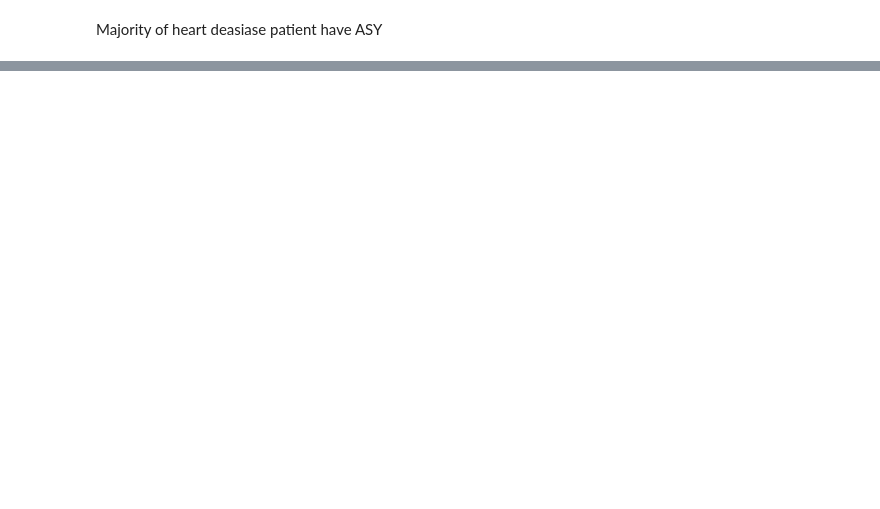
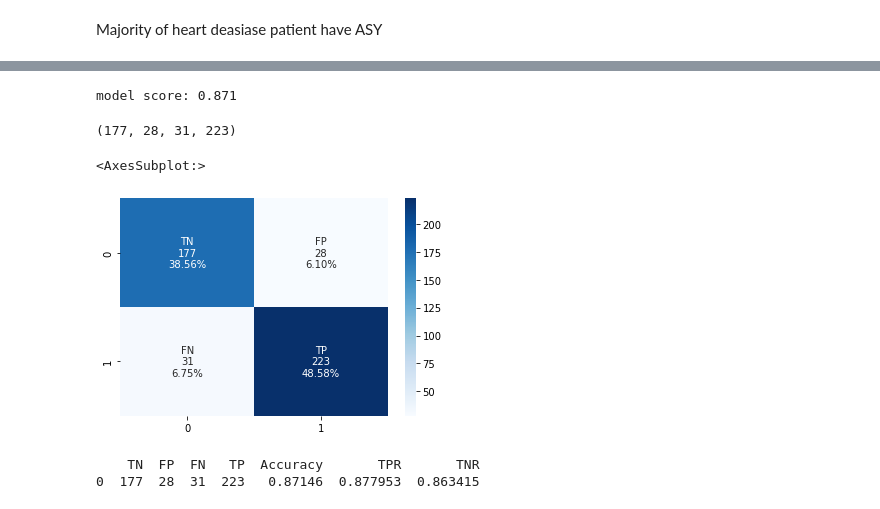
Before and after one commit to hicranA/Heart_Failure_Prediction_Project, a Jupyter notebook: heart_predict.ipynb, the cells around one changed output, grey strips where cells are left out. Saved outputs shown, nothing was run; the diff lists cells and outputs as text; code cells hidden in the pictures; blank space fills up the shorter version.

```diff
--- a/heart_predict.ipynb
+++ b/heart_predict.ipynb
@@ -60,20 +65,3 @@ Oldpeak           float64
 ST_Slope           object
 HeartDisease        int64
 dtype: object
-# %%
-data.insert(11,"class",["heart_disease" if val == 1 else "normal" for val in data["HeartDisease"]],True )
-
-x = data.iloc[ : , :12]
-print("**** x ***")
-print(x)
-y=data.loc[ : ,"HeartDisease"]
-print("**** y***")
-print(y)
-
-x_train,x_test,y_train, y_test = train_test_split(x, y,
-                                                  test_size=0.5,
-                                                  random_state=11,
-                                                  stratify=y, shuffle=True)
-
-print("my x test")
-print(x_test)
@@ -155,0 +172,41 @@ sns.catplot(x="class", y="Oldpeak", hue="HeartDisease",
+# %%
+x_train,x_test,y_train, y_test = train_test_split(x, y,
+                                                  test_size=0.5,
+                                                  random_state=11,
+                                                  stratify=y, shuffle=True)
+
+
+clf.fit(x_train, y_train)
+y_predict = clf.predict(x_test)
+print("model score: %.3f" % clf.score(x_test, y_test))
+# %% [output]
+model score: 0.871
+# %%
+cm = confusion_matrix(y_test, y_predict)
+# %%
+TN, FP, FN, TP =cm.ravel()
+print((TN, FP, FN, TP))
+group_names = ["TN","FP","FN","TP"]
+group_counts = ["{0:0.0f}".format(value) for value in
+                cm.flatten()]
+group_percentages = ["{0:.2%}".format(value) for value in
+                     cm.flatten()/np.sum(cm)]
+labels = [f"{v1}\n{v2}\n{v3}" for v1, v2, v3 in
+          zip(group_names,group_counts,group_percentages)]
+labels = np.asarray(labels).reshape(2,2)
+sns.heatmap(cm, annot=labels, fmt='', cmap='Blues')
+# %% [output]
+(177, 28, 31, 223)
+<AxesSubplot:>
+[figure, added]
+# %%
+my_accuracy_score = accuracy_score(y_test, y_predict)
+TPR= TP/(TP + FN)
+TNR = TN/(TN + FP)
+my_matrix_values = {"TN":TN, "FP":FP, "FN":FN, "TP":TP,"Accuracy": my_accuracy_score,"TPR":TPR,"TNR":TNR}
+datframe = pd.DataFrame(my_matrix_values , index=[0])
+print(datframe)
+#display(my_matrix_values)
+# %% [output]
+    TN  FP  FN   TP  Accuracy       TPR       TNR
+0  177  28  31  223   0.87146  0.877953  0.863415
```
Also changed, not shown: parts of 16 cells of this notebook, 1 other file.
